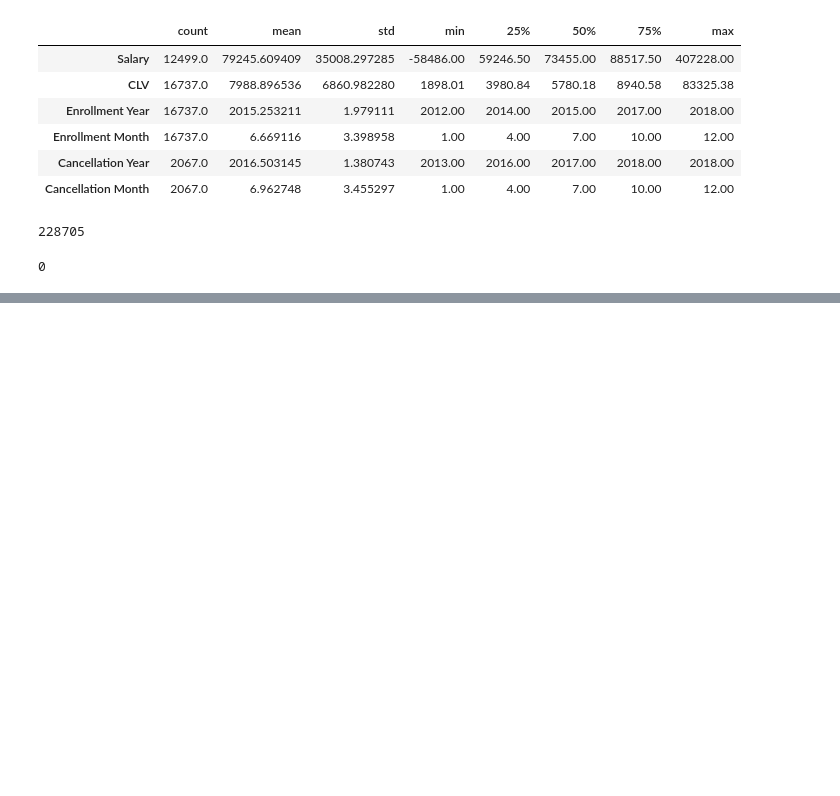
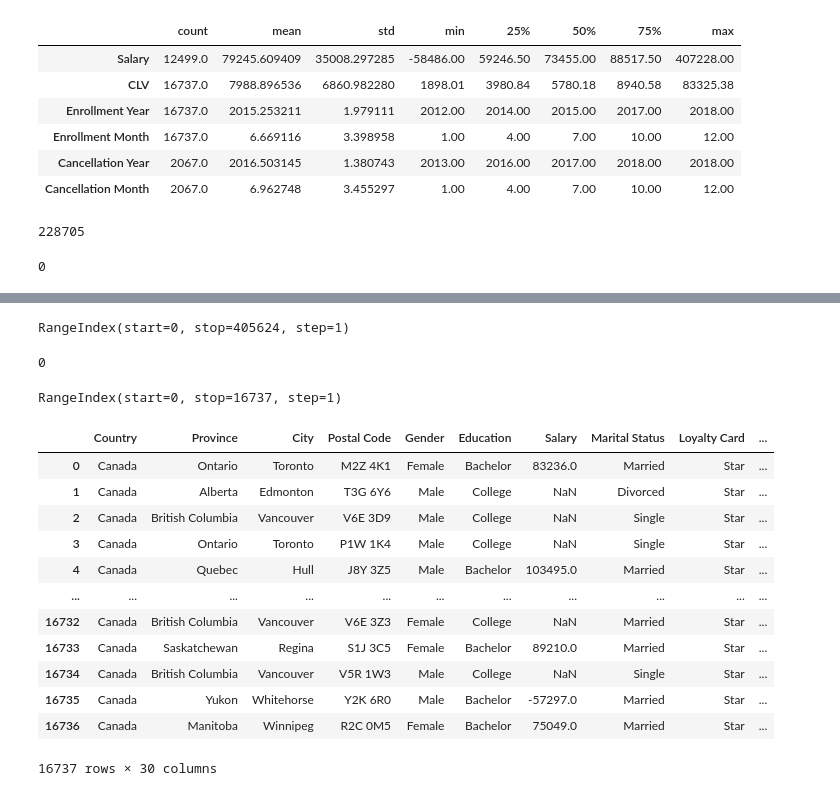
Before and after one commit to Adalab/bda-modulo-3-evaluacion-final-irenealonso11, a Jupyter notebook: evaluacion.ipynb, the cells around one changed output, grey strips where cells are left out. Saved outputs shown, nothing was run; the diff lists cells and outputs as text; code cells hidden in the pictures; blank space fills up the shorter version.

```diff
--- a/evaluacion.ipynb
+++ b/evaluacion.ipynb
@@ -196,0 +207,38 @@ df2.duplicated().sum()
+# %%
+# Establecer un nuevo índice único
+df.index = range(len(df))
+df.index
+# %% [output]
+RangeIndex(start=0, stop=405624, step=1)
+# %%
+# Verificar si el índice tiene duplicados
+print(df2.index.duplicated().sum())
+# %% [output]
+0
+# %%
+# Restablecer el índice para eliminar los duplicados
+df = df2.reset_index(drop=True)
+# %%
+# Establecer un nuevo índice único
+df2.index = range(len(df))
+df2.index
+# %% [output]
+RangeIndex(start=0, stop=16737, step=1)
+# %%
+#FALTA COMENTARIO
+df_concat0 = pd.concat([df, df2, ], axis=1)
+df_concat0
+# %% [output]
+|  | Country | Province | City | Postal Code | Gender | Education | Salary | Marital Status | Loyalty Card | ... |
+| 0 | Canada | Ontario | Toronto | M2Z 4K1 | Female | Bachelor | 83236.0 | Married | Star | ... |
+| 1 | Canada | Alberta | Edmonton | T3G 6Y6 | Male | College | NaN | Divorced | Star | ... |
+| 2 | Canada | British Columbia | Vancouver | V6E 3D9 | Male | College | NaN | Single | Star | ... |
+| 3 | Canada | Ontario | Toronto | P1W 1K4 | Male | College | NaN | Single | Star | ... |
+| 4 | Canada | Quebec | Hull | J8Y 3Z5 | Male | Bachelor | 103495.0 | Married | Star | ... |
+| ... | ... | ... | ... | ... | ... | ... | ... | ... | ... | ... |
+| 16732 | Canada | British Columbia | Vancouver | V6E 3Z3 | Female | College | NaN | Married | Star | ... |
+| 16733 | Canada | Saskatchewan | Regina | S1J 3C5 | Female | Bachelor | 89210.0 | Married | Star | ... |
+| 16734 | Canada | British Columbia | Vancouver | V5R 1W3 | Male | College | NaN | Single | Star | ... |
+| 16735 | Canada | Yukon | Whitehorse | Y2K 6R0 | Male | Bachelor | -57297.0 | Married | Star | ... |
+| 16736 | Canada | Manitoba | Winnipeg | R2C 0M5 | Female | Bachelor | 75049.0 | Married | Star | ... |
+16737 rows × 30 columns
```
Also changed, not shown: parts of 7 cells of this notebook.
